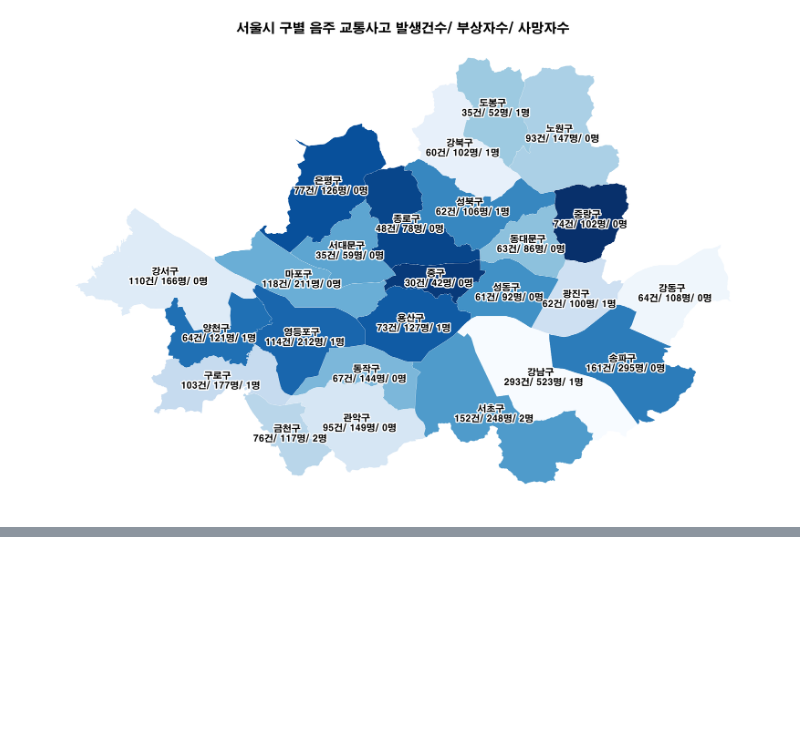
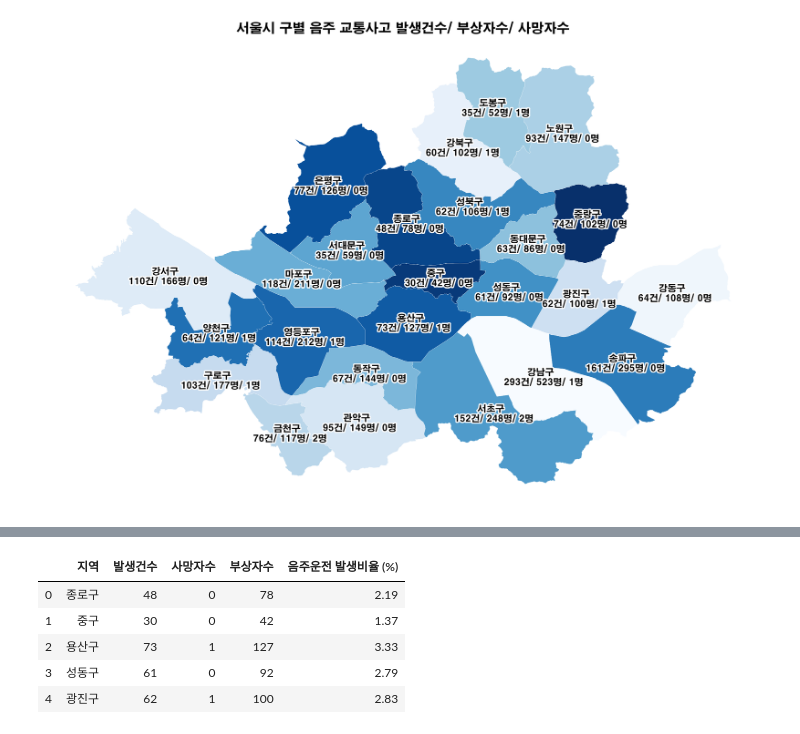
Before and after one commit to jeonprize/Accident, a Jupyter notebook: acl_accident.ipynb, the cells around one changed output, grey strips where cells are left out. Cells and saved outputs as stored; diff of their text form; code cells hidden in the pictures; blank space fills up the shorter version.

```diff
--- a/acl_accident.ipynb
+++ b/acl_accident.ipynb
@@ -331,3 +324,7 @@ for index,row in merge_data.iterrows():
 plt.show()
 # %% [output]
 [figure]
+# %%
+seoul_df = seoul_df.rename({'SIG_KOR_NM':'지역'},axis='columns')
+seoul_df = seoul_df[["지역","발생건수","사망자수","부상자수"]]
+seoul_df.head()
@@ -333,0 +338,12 @@ plt.show()
+# %%
+seoul_df["발생건수"] = seoul_df["발생건수"].astype(int)
+seoul_df["음주운전 발생비율 (%)"] = (seoul_df["발생건수"]/2190) * 100 # 2190: 19년에 서울시에서 발생한 음주 교통사고 수
+seoul_df = seoul_df.round(2)
+seoul_df.head()
+# %% [output]
+|  | 지역 | 발생건수 | 사망자수 | 부상자수 | 음주운전 발생비율 (%) |
+| 0 | 종로구 | 48 | 0 | 78 | 2.19 |
+| 1 | 중구 | 30 | 0 | 42 | 1.37 |
+| 2 | 용산구 | 73 | 1 | 127 | 3.33 |
+| 3 | 성동구 | 61 | 0 | 92 | 2.79 |
+| 4 | 광진구 | 62 | 1 | 100 | 2.83 |
```
Also changed, not shown: parts of 6 cells of this notebook.
